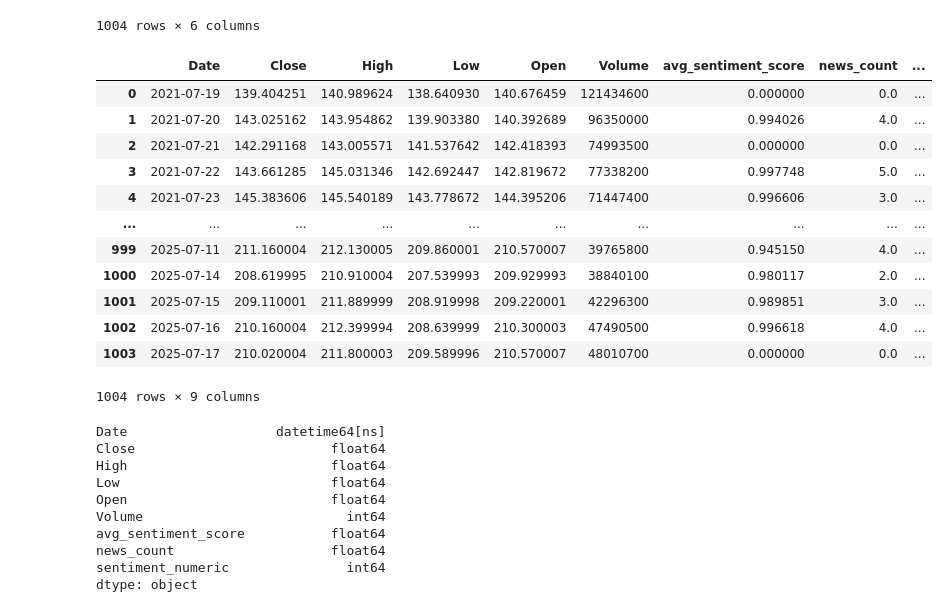
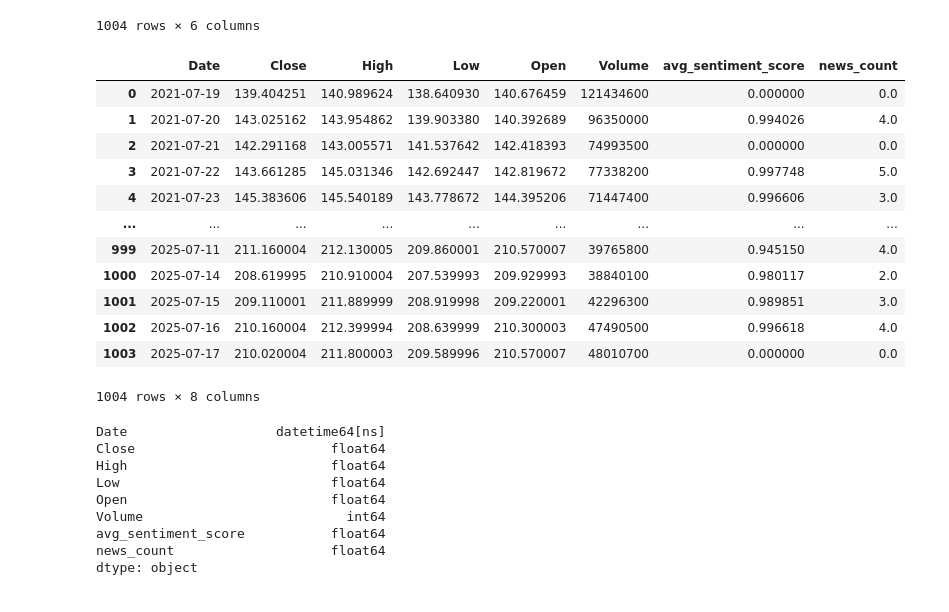
Before and after one commit to julsCadenas/stock-price-predictor, a Jupyter notebook: notebooks/stockdata_prep.ipynb, the cells around one changed output. Drawn from its saved outputs; the diff is of its cells as text; code cells hidden in the pictures.

```diff
--- a/notebooks/stockdata_prep.ipynb
+++ b/notebooks/stockdata_prep.ipynb
@@ -87,28 +87,28 @@ stock_df
 # %%
 merged_df = pd.merge(stock_df, daily_sentiment, on='Date', how='left')
 
 merged_df[['avg_sentiment_score', 'news_count']] = merged_df[['avg_sentiment_score', 'news_count']].fillna(0)
 merged_df['dominant_sentiment'] = merged_df['dominant_sentiment'].fillna('NEUTRAL')
 
-merged_df['sentiment_numeric'] = merged_df['dominant_sentiment'].map({'POSITIVE': 1, 'NEUTRAL': 0, 'NEGATIVE': -1})
+# merged_df['sentiment_numeric'] = merged_df['dominant_sentiment'].map({'POSITIVE': 1, 'NEUTRAL': 0, 'NEGATIVE': -1})
 merged_df = merged_df.drop(columns=['dominant_sentiment'])
 merged_df = merged_df.sort_values('Date').reset_index(drop=True)
 
 merged_df
 # %% [output]
-|  | Date | Close | High | Low | Open | Volume | avg_sentiment_score | news_count | ... |
-| 0 | 2021-07-19 | 139.404251 | 140.989624 | 138.640930 | 140.676459 | 121434600 | 0.000000 | 0.0 | ... |
-| 1 | 2021-07-20 | 143.025162 | 143.954862 | 139.903380 | 140.392689 | 96350000 | 0.994026 | 4.0 | ... |
-| 2 | 2021-07-21 | 142.291168 | 143.005571 | 141.537642 | 142.418393 | 74993500 | 0.000000 | 0.0 | ... |
-| 3 | 2021-07-22 | 143.661285 | 145.031346 | 142.692447 | 142.819672 | 77338200 | 0.997748 | 5.0 | ... |
-| 4 | 2021-07-23 | 145.383606 | 145.540189 | 143.778672 | 144.395206 | 71447400 | 0.996606 | 3.0 | ... |
-| ... | ... | ... | ... | ... | ... | ... | ... | ... | ... |
-| 999 | 2025-07-11 | 211.160004 | 212.130005 | 209.860001 | 210.570007 | 39765800 | 0.945150 | 4.0 | ... |
-| 1000 | 2025-07-14 | 208.619995 | 210.910004 | 207.539993 | 209.929993 | 38840100 | 0.980117 | 2.0 | ... |
-| 1001 | 2025-07-15 | 209.110001 | 211.889999 | 208.919998 | 209.220001 | 42296300 | 0.989851 | 3.0 | ... |
-| 1002 | 2025-07-16 | 210.160004 | 212.399994 | 208.639999 | 210.300003 | 47490500 | 0.996618 | 4.0 | ... |
-| 1003 | 2025-07-17 | 210.020004 | 211.800003 | 209.589996 | 210.570007 | 48010700 | 0.000000 | 0.0 | ... |
+|  | Date | Close | High | Low | Open | Volume | avg_sentiment_score | news_count |
+| 0 | 2021-07-19 | 139.404251 | 140.989624 | 138.640930 | 140.676459 | 121434600 | 0.000000 | 0.0 |
+| 1 | 2021-07-20 | 143.025162 | 143.954862 | 139.903380 | 140.392689 | 96350000 | 0.994026 | 4.0 |
+| 2 | 2021-07-21 | 142.291168 | 143.005571 | 141.537642 | 142.418393 | 74993500 | 0.000000 | 0.0 |
+| 3 | 2021-07-22 | 143.661285 | 145.031346 | 142.692447 | 142.819672 | 77338200 | 0.997748 | 5.0 |
+| 4 | 2021-07-23 | 145.383606 | 145.540189 | 143.778672 | 144.395206 | 71447400 | 0.996606 | 3.0 |
+| ... | ... | ... | ... | ... | ... | ... | ... | ... |
+| 999 | 2025-07-11 | 211.160004 | 212.130005 | 209.860001 | 210.570007 | 39765800 | 0.945150 | 4.0 |
+| 1000 | 2025-07-14 | 208.619995 | 210.910004 | 207.539993 | 209.929993 | 38840100 | 0.980117 | 2.0 |
+| 1001 | 2025-07-15 | 209.110001 | 211.889999 | 208.919998 | 209.220001 | 42296300 | 0.989851 | 3.0 |
+| 1002 | 2025-07-16 | 210.160004 | 212.399994 | 208.639999 | 210.300003 | 47490500 | 0.996618 | 4.0 |
+| 1003 | 2025-07-17 | 210.020004 | 211.800003 | 209.589996 | 210.570007 | 48010700 | 0.000000 | 0.0 |
-1004 rows × 9 columns
+1004 rows × 8 columns
 # %%
 merged_df.dtypes
 # %% [output]
@@ -120,5 +120,4 @@ Open                          float64
 Volume                          int64
 avg_sentiment_score           float64
 news_count                    float64
-sentiment_numeric               int64
 dtype: object
```
Also changed, not shown: parts of 2 cells of this notebook.
